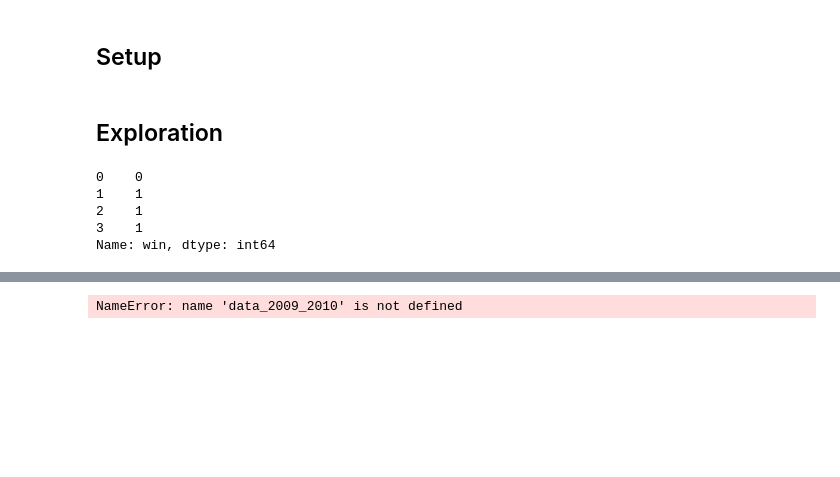
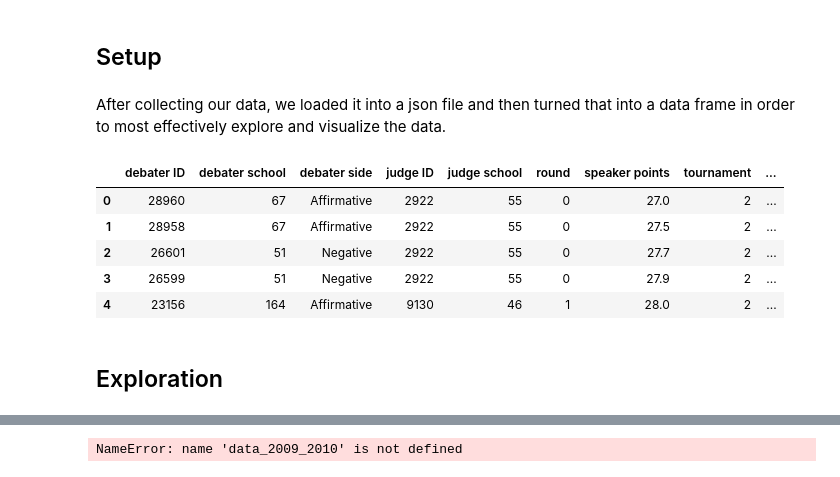
Before and after one commit to JCSchiavone/Policy-Debate-TrueScore, a Jupyter notebook: CS109_FINAL_PROJECT_NOTEBOOK.ipynb, the cells around one changed output, grey strips where cells are left out. Saved outputs shown, nothing was run; the diff lists cells and outputs as text; code cells hidden in the pictures; blank space fills up the shorter version.

Commit message:
New data frame function

```diff
--- a/CS109_FINAL_PROJECT_NOTEBOOK.ipynb
+++ b/CS109_FINAL_PROJECT_NOTEBOOK.ipynb
@@ -61,6 +65,8 @@ def remove_border(axes=None, top=False, right=False, left=True, bottom=True):
         ax.yaxis.tick_right()
 # %% [markdown]
 ## Setup
+# %% [markdown]
+After collecting our data, we loaded it into a json file and then turned that into a data frame in order to most effectively explore and visualize the data.
 # %%
 #LOAD DATA
 json_data=open('data/2010-2011.json')
@@ -100,11 +118,13 @@ df_2010_2011 = load_df(data_2010_2011)
+# %%
+#A small subset of our data frame for the years 2010-2011
+df_2010_2011 = load_df(data_2010_2011)
+df_2010_2011.head()
+# %% [output]
+|  | debater ID | debater school | debater side | judge ID | judge school | round | speaker points | tournament | ... |
+| 0 | 28960 | 67 | Affirmative | 2922 | 55 | 0 | 27.0 | 2 | ... |
+| 1 | 28958 | 67 | Affirmative | 2922 | 55 | 0 | 27.5 | 2 | ... |
+| 2 | 26601 | 51 | Negative | 2922 | 55 | 0 | 27.7 | 2 | ... |
+| 3 | 26599 | 51 | Negative | 2922 | 55 | 0 | 27.9 | 2 | ... |
+| 4 | 23156 | 164 | Affirmative | 9130 | 46 | 1 | 28.0 | 2 | ... |
 # %% [markdown]
 ## Exploration
-# %%
-#For playing with the df
-print df_2010_2011['win'][:4]
-# %% [output]
-0    0
-1    1
-2    1
-3    1
-Name: win, dtype: int64
```
Also changed, not shown: parts of 7 cells of this notebook.
